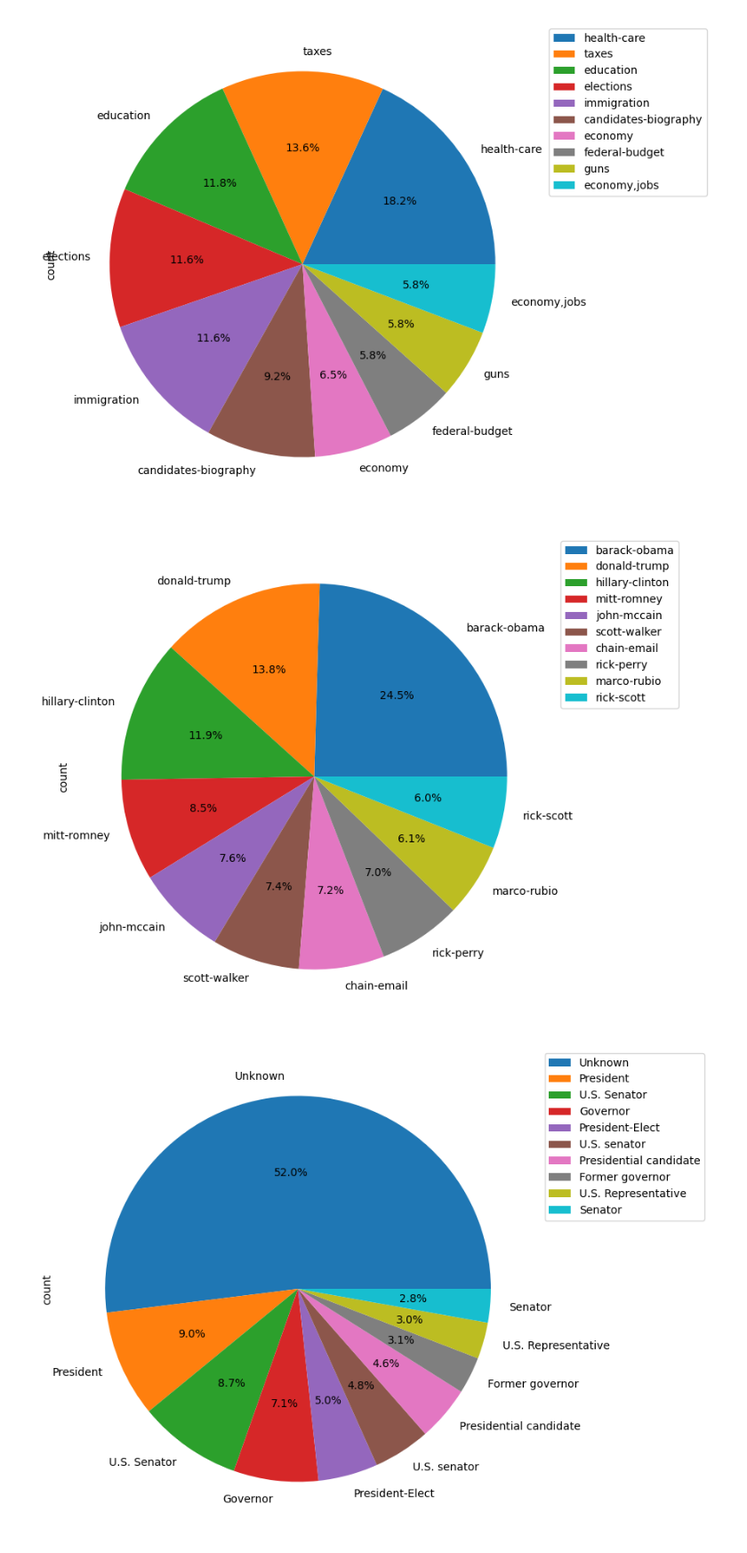
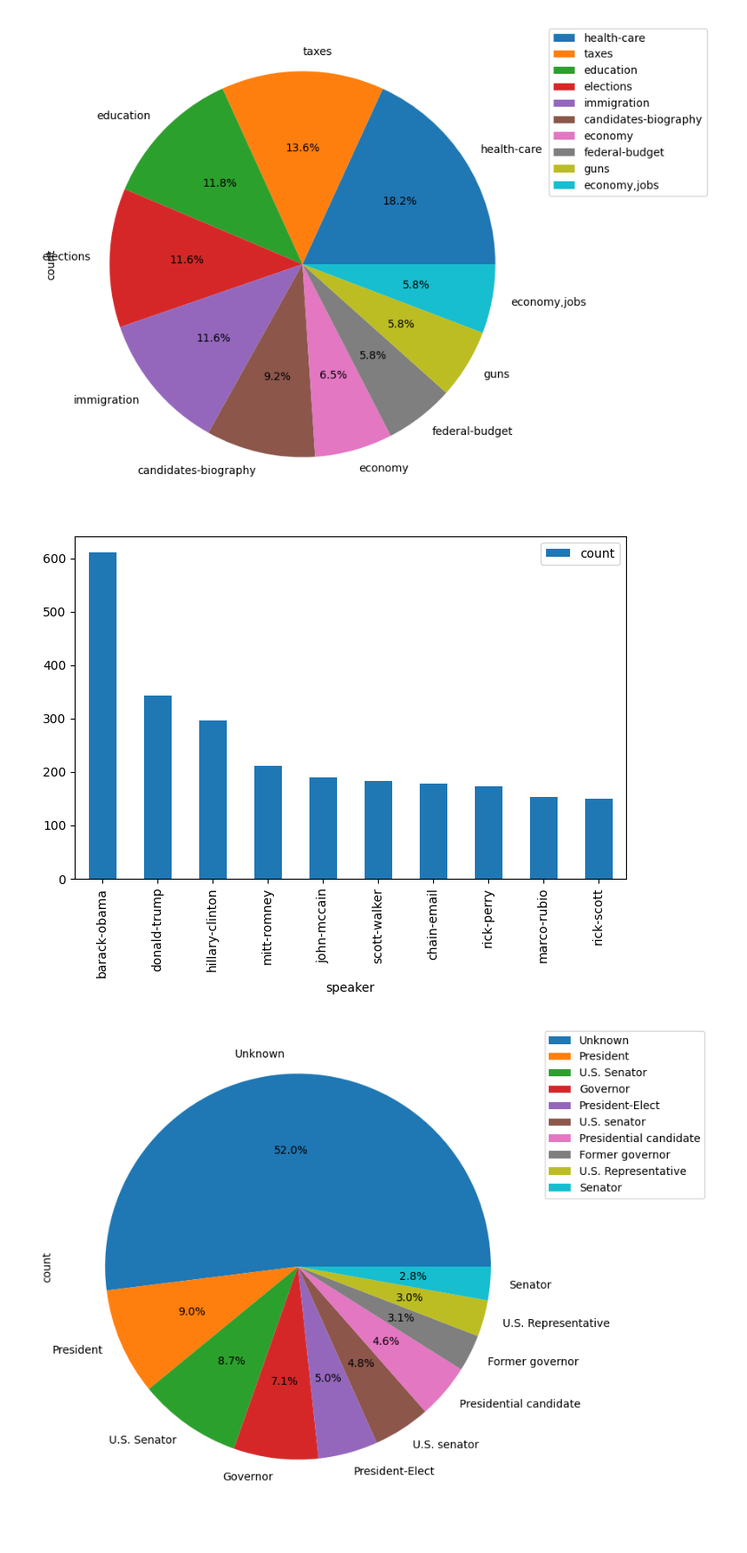
Before and after one commit to lucasviola/fake-news-detector-gnb, a Jupyter notebook: final-project.ipynb, the cells around one changed output. Shown at 89% size. Cells and saved outputs as stored; diff of their text form; code cells hidden in the pictures.

```diff
--- a/final-project.ipynb
+++ b/final-project.ipynb
@@ -215,8 +215,9 @@ top10 = 10
 def plot_pie(column, number_of_values):
     df[column].value_counts().head(number_of_values).plot(kind = 'pie', autopct='%1.1f%%', figsize=(8, 8)).legend(bbox_to_anchor=(1, 1))
 
+# Plots a bar graph based on a specific column
 def plot_bar(column, number_of_values):
-    df[column].value_counts().value_counts().head(number_of_values).plot(x='lab', y='val', rot=0)
+    df[column].value_counts().head(number_of_values).plot(kind = 'bar', figsize=(8, 5)).legend(bbox_to_anchor=(1, 1))
 # %%
 # Plotting a pie graph based on the label column
 plot_pie('label', top10)
@@ -228,10 +229,10 @@ plot_pie('subject(s)', top10)
 # %% [output]
 [figure]
 # %%
-# Plotting a pie graph based on the subjects speakers
-plot_pie('speaker', top10)
+# Plotting a bar graph based on the subjects speakers
+plot_bar('speaker', top10)
 # %% [output]
-[figure, old version]
+[figure, new version]
 # %%
 # Plotting a pie graph based on the speaker's job title column
 plot_pie("speaker's job title", top10)
```
Also changed, not shown: parts of 6 cells of this notebook, 1 other file.
